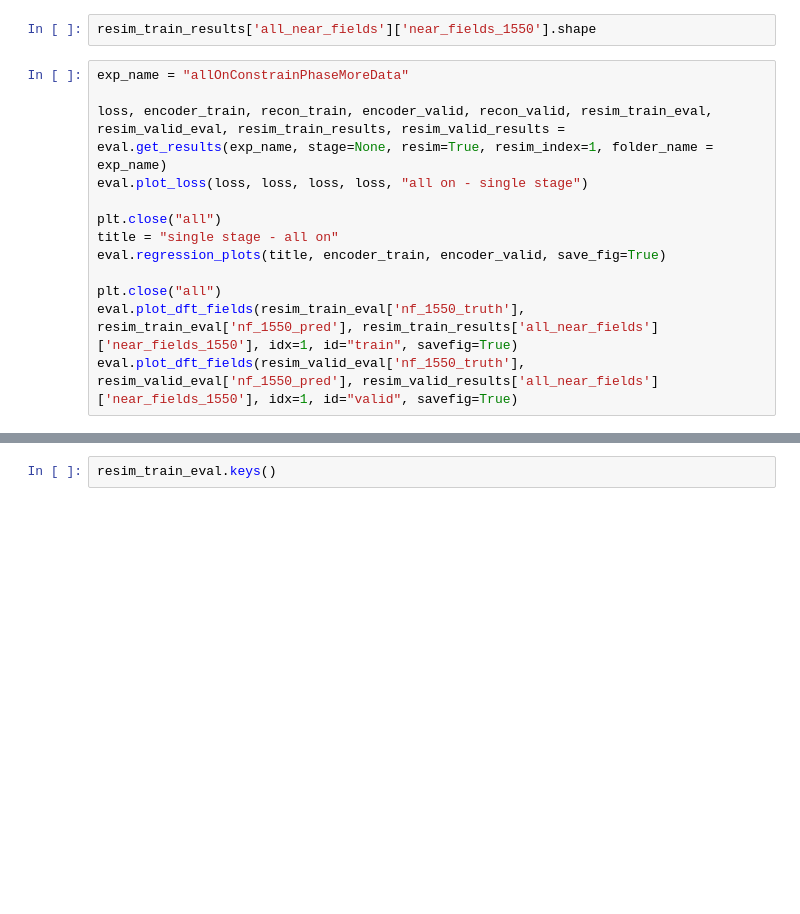
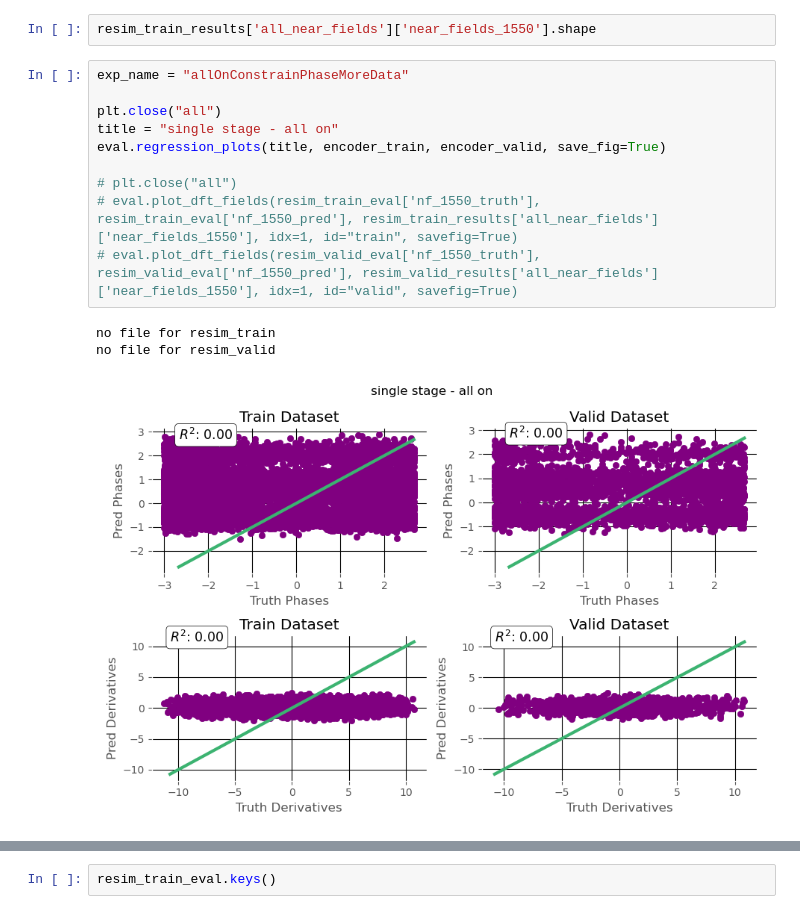
Before and after one commit to Kovaleski-Research-Lab/Surrogate_Model, a Jupyter notebook: src/evaluation/eval.ipynb, the cells around one changed output, grey strips where cells are left out. Saved outputs shown, nothing was run; the diff lists cells and outputs as text; blank space fills up the shorter version.

```diff
--- a/src/evaluation/eval.ipynb
+++ b/src/evaluation/eval.ipynb
@@ -89,14 +89,15 @@ eval.plot_custom_confusion_matrix(amplitude_matrix, phase_matrix, similarity=sim
 resim_train_results['all_near_fields']['near_fields_1550'].shape
 # %%
 exp_name = "allOnConstrainPhaseMoreData"
-
-loss, encoder_train, recon_train, encoder_valid, recon_valid, resim_train_eval, resim_valid_eval, resim_train_results, resim_valid_results = eval.get_results(exp_name, stage=None, resim=True, resim_index=1, folder_name = exp_name)
-eval.plot_loss(loss, loss, loss, loss, "all on - single stage")
 
 plt.close("all")
 title = "single stage - all on"
 eval.regression_plots(title, encoder_train, encoder_valid, save_fig=True)
 
-plt.close("all")
-eval.plot_dft_fields(resim_train_eval['nf_1550_truth'], resim_train_eval['nf_1550_pred'], resim_train_results['all_near_fields']['near_fields_1550'], idx=1, id="train", savefig=True)
-eval.plot_dft_fields(resim_valid_eval['nf_1550_truth'], resim_valid_eval['nf_1550_pred'], resim_valid_results['all_near_fields']['near_fields_1550'], idx=1, id="valid", savefig=True)
+# plt.close("all")
+# eval.plot_dft_fields(resim_train_eval['nf_1550_truth'], resim_train_eval['nf_1550_pred'], resim_train_results['all_near_fields']['near_fields_1550'], idx=1, id="train", savefig=True)
+# eval.plot_dft_fields(resim_valid_eval['nf_1550_truth'], resim_valid_eval['nf_1550_pred'], resim_valid_results['all_near_fields']['near_fields_1550'], idx=1, id="valid", savefig=True)
+# %% [output]
+no file for resim_train
+no file for resim_valid
+[figure, added]
```
Also changed, not shown: parts of 1 cell of this notebook, 2 other files.
